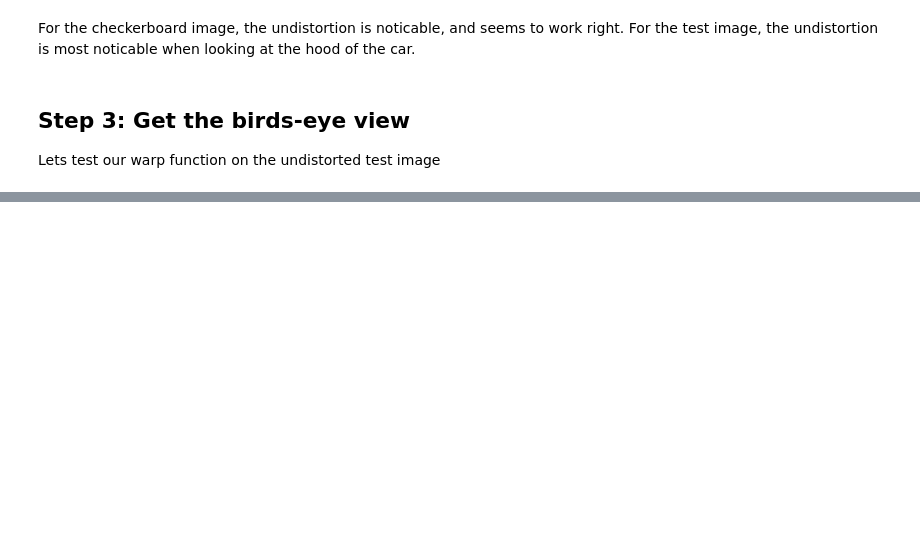
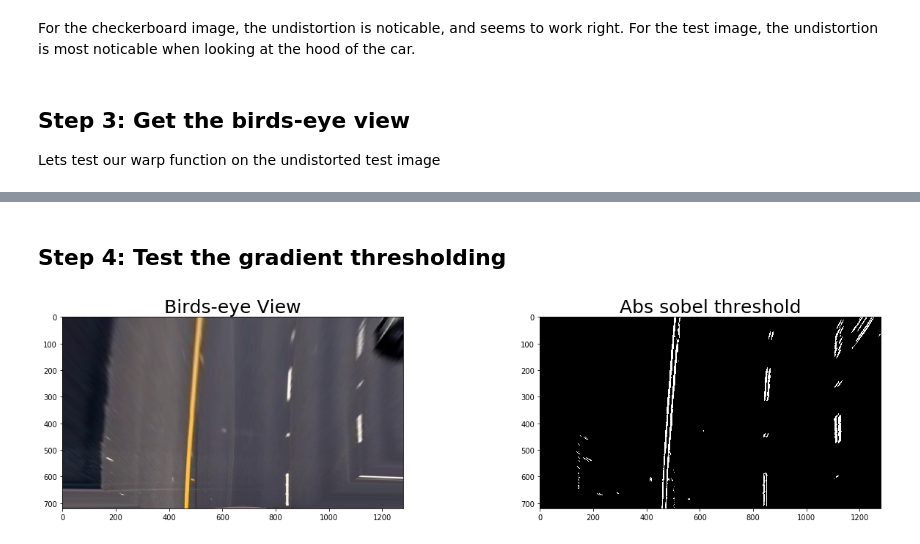
Before and after one commit to olasson/CarND-Self-Driving-Car, a Jupyter notebook: CarND-Advanced-Lane-Lines/advanced_lane_lines.ipynb, the cells around one changed output, grey strips where cells are left out. Cells and saved outputs as stored; diff of their text form; code cells hidden in the pictures; blank space fills up the shorter version.

Commit message:
Added gradient thresholding, still nowhere near done

```diff
--- a/CarND-Advanced-Lane-Lines/advanced_lane_lines.ipynb
+++ b/CarND-Advanced-Lane-Lines/advanced_lane_lines.ipynb
@@ -174,0 +231,8 @@ show_imgs_side_by_side(undist, warped, "Normal View","Birds-eye View")
+# %% [markdown]
+## **Step 4: Test the gradient thresholding**
+# %%
+abs_sobel_warped = abs_sobel_thresh(warped, orient = 'x', thresh_min = 25, thresh_max = 255)
+(_, _) = show_imgs_side_by_side(warped, abs_sobel_warped, "Birds-eye View",\
+                                "Abs sobel threshold", cmap1 = None, cmap2= 'gray')
+# %% [output]
+[figure, added]
```
Also changed, not shown: parts of 12 cells of this notebook.
